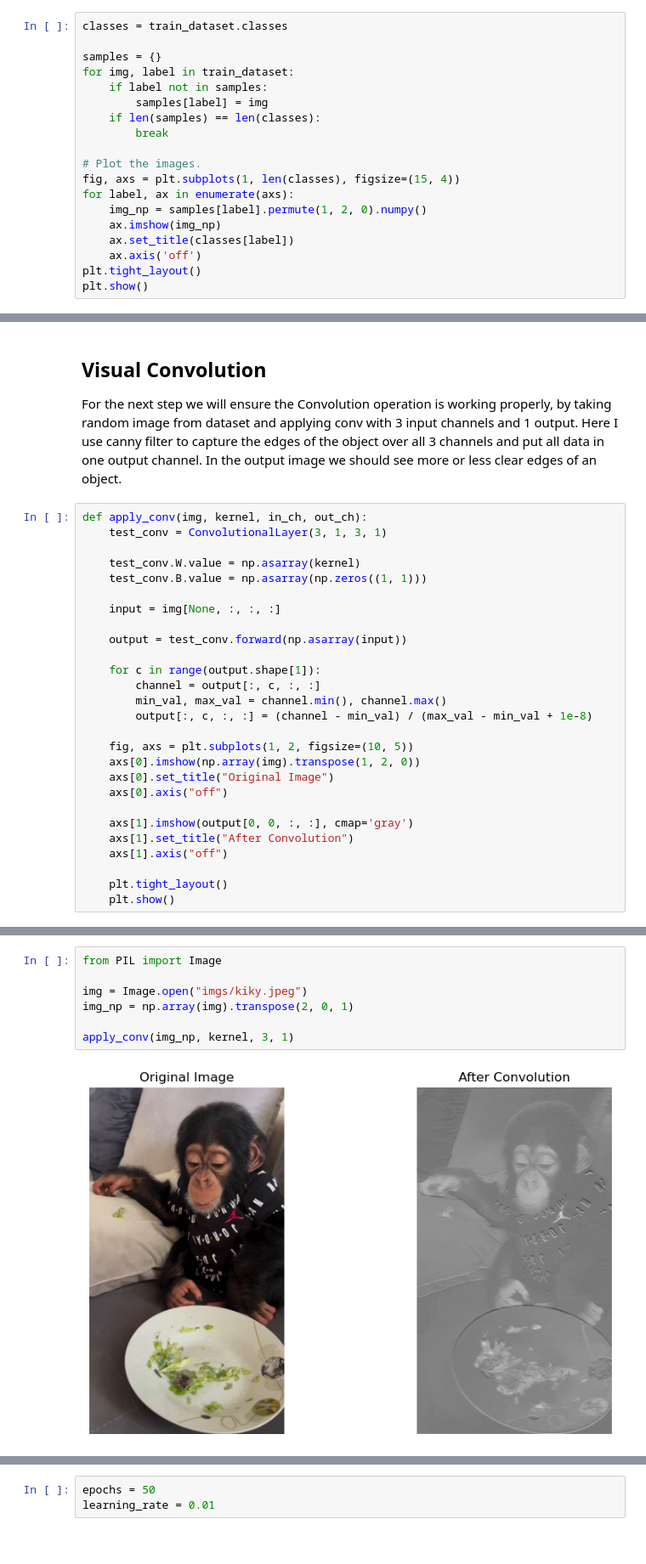
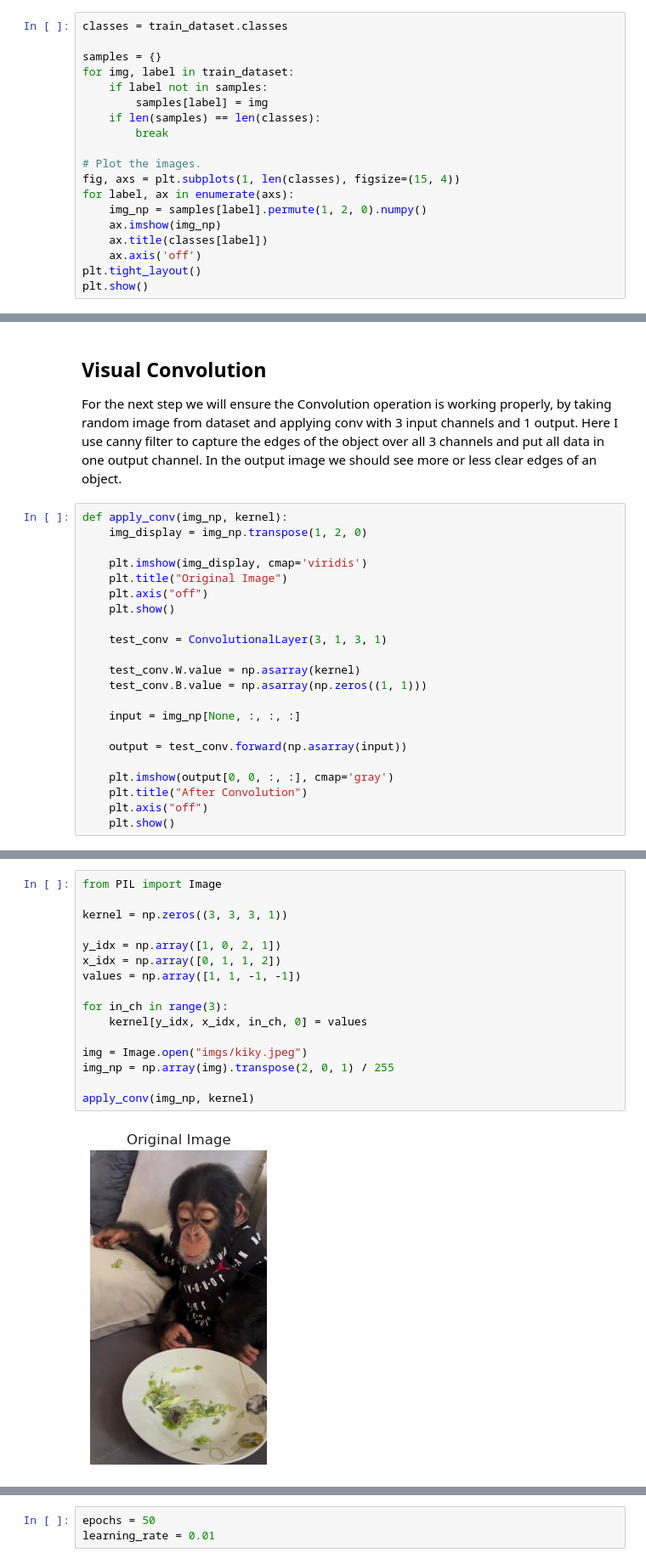
Before and after one commit to 33may/ml_portfolio, a Jupyter notebook: AIA/cnn/cnn.ipynb, the cells around one changed output, grey strips where cells are left out. Shown at 85% size. Cells and saved outputs as stored; diff of their text form.

Commit message:
display channels fixed

```diff
--- a/AIA/cnn/cnn.ipynb
+++ b/AIA/cnn/cnn.ipynb
@@ -70,7 +64,7 @@ fig, axs = plt.subplots(1, len(classes), figsize=(15, 4))
 for label, ax in enumerate(axs):
     img_np = samples[label].permute(1, 2, 0).numpy()
     ax.imshow(img_np)
-    ax.set_title(classes[label])
+    ax.title(classes[label])
     ax.axis('off')
 plt.tight_layout()
 plt.show()
@@ -1061,29 +1084,24 @@ print(f"Forward: {speedup_forward:.1f}x | Backward: {speedup_backward:.1f}x | To
 
 For the next step we will ensure the Convolution operation is working properly, by taking random image from dataset and applying conv with 3 input channels and 1 output. Here I use canny filter to capture the edges of the object over all 3 channels and put all data in one output channel. In the output image we should see more or less clear edges of an object.
 # %%
-def apply_conv(img, kernel, in_ch, out_ch):
+def apply_conv(img_np, kernel):
+    img_display = img_np.transpose(1, 2, 0)
+
+    plt.imshow(img_display, cmap='viridis')
+    plt.title("Original Image")
+    plt.axis("off")
+    plt.show()
+
     test_conv = ConvolutionalLayer(3, 1, 3, 1)
 
     test_conv.W.value = np.asarray(kernel)
     test_conv.B.value = np.asarray(np.zeros((1, 1)))
 
-    input = img[None, :, :, :]
+    input = img_np[None, :, :, :]
 
     output = test_conv.forward(np.asarray(input))
 
-    for c in range(output.shape[1]):
-        channel = output[:, c, :, :]
-        min_val, max_val = channel.min(), channel.max()
-        output[:, c, :, :] = (channel - min_val) / (max_val - min_val + 1e-8)
-
-    fig, axs = plt.subplots(1, 2, figsize=(10, 5))
-    axs[0].imshow(np.array(img).transpose(1, 2, 0))
-    axs[0].set_title("Original Image")
-    axs[0].axis("off")
-
-    axs[1].imshow(output[0, 0, :, :], cmap='gray')
-    axs[1].set_title("After Convolution")
-    axs[1].axis("off")
-
-    plt.tight_layout()
+    plt.imshow(output[0, 0, :, :], cmap='gray')
+    plt.title("After Convolution")
+    plt.axis("off")
     plt.show()
@@ -1107,9 +1108,18 @@ It is clear that the filter applied properly, however, since the image is low re
 # %%
 from PIL import Image
 
+kernel = np.zeros((3, 3, 3, 1))
+
+y_idx = np.array([1, 0, 2, 1])
+x_idx = np.array([0, 1, 1, 2])
+values = np.array([1, 1, -1, -1])
+
+for in_ch in range(3):
+    kernel[y_idx, x_idx, in_ch, 0] = values
+
 img = Image.open("imgs/kiky.jpeg")
-img_np = np.array(img).transpose(2, 0, 1)
+img_np = np.array(img).transpose(2, 0, 1) / 255
 
-apply_conv(img_np, kernel, 3, 1)
+apply_conv(img_np, kernel)
 # %% [output]
-[figure, old version]
+[figure, new version]
```
Also changed, not shown: parts of 20 cells of this notebook.
